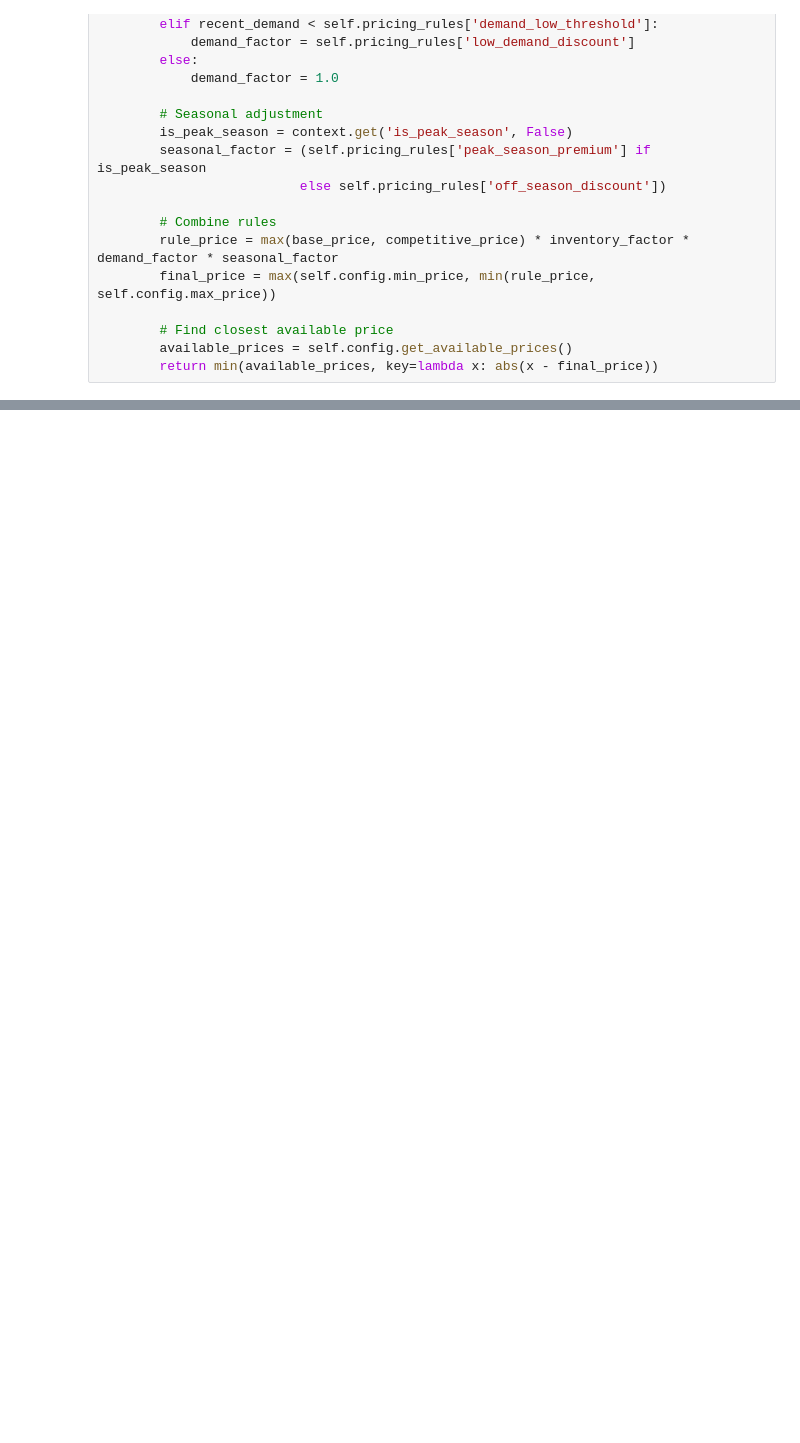
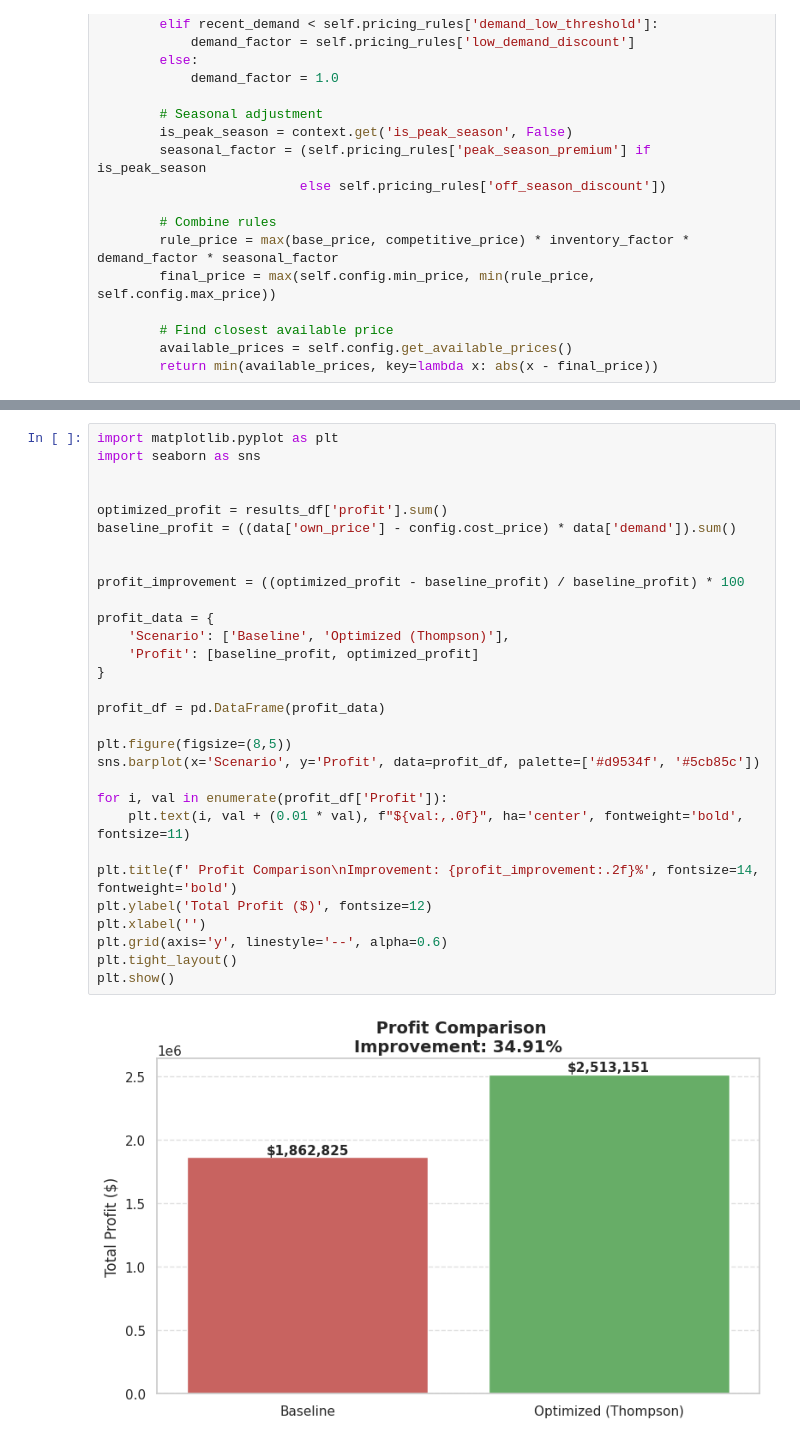
Before and after one commit to Faraz011/Assignment-AIML-Lab, a Jupyter notebook: Dynamic_Pricing_Project.ipynb, the cells around one changed output, grey strips where cells are left out. Cells and saved outputs as stored; diff of their text form; blank space fills up the shorter version.

```diff
--- a/Dynamic_Pricing_Project.ipynb
+++ b/Dynamic_Pricing_Project.ipynb
@@ -808,0 +1387,32 @@ predictor = ThompsonSamplingPricer(config)
+# %%
+import matplotlib.pyplot as plt
+import seaborn as sns
+
+
+optimized_profit = results_df['profit'].sum()
+baseline_profit = ((data['own_price'] - config.cost_price) * data['demand']).sum()
+
+
+profit_improvement = ((optimized_profit - baseline_profit) / baseline_profit) * 100
+
+profit_data = {
+    'Scenario': ['Baseline', 'Optimized (Thompson)'],
+    'Profit': [baseline_profit, optimized_profit]
+}
+
+profit_df = pd.DataFrame(profit_data)
+
+plt.figure(figsize=(8,5))
+sns.barplot(x='Scenario', y='Profit', data=profit_df, palette=['#d9534f', '#5cb85c'])
+
+for i, val in enumerate(profit_df['Profit']):
+    plt.text(i, val + (0.01 * val), f"${val:,.0f}", ha='center', fontweight='bold', fontsize=11)
+
+plt.title(f' Profit Comparison\nImprovement: {profit_improvement:.2f}%', fontsize=14, fontweight='bold')
+plt.ylabel('Total Profit ($)', fontsize=12)
+plt.xlabel('')
+plt.grid(axis='y', linestyle='--', alpha=0.6)
+plt.tight_layout()
+plt.show()
+# %% [output]
+[figure, added]
```
Also changed, not shown: parts of 19 cells of this notebook.
